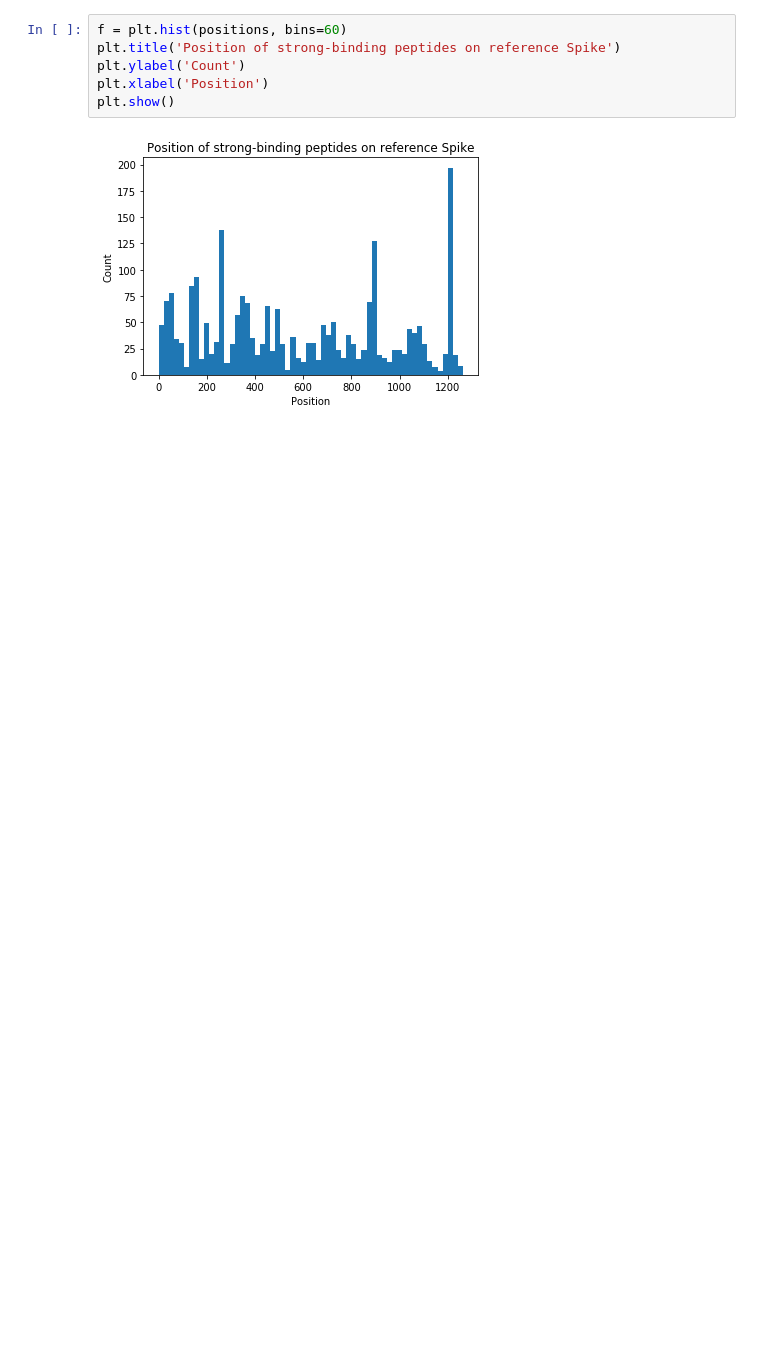
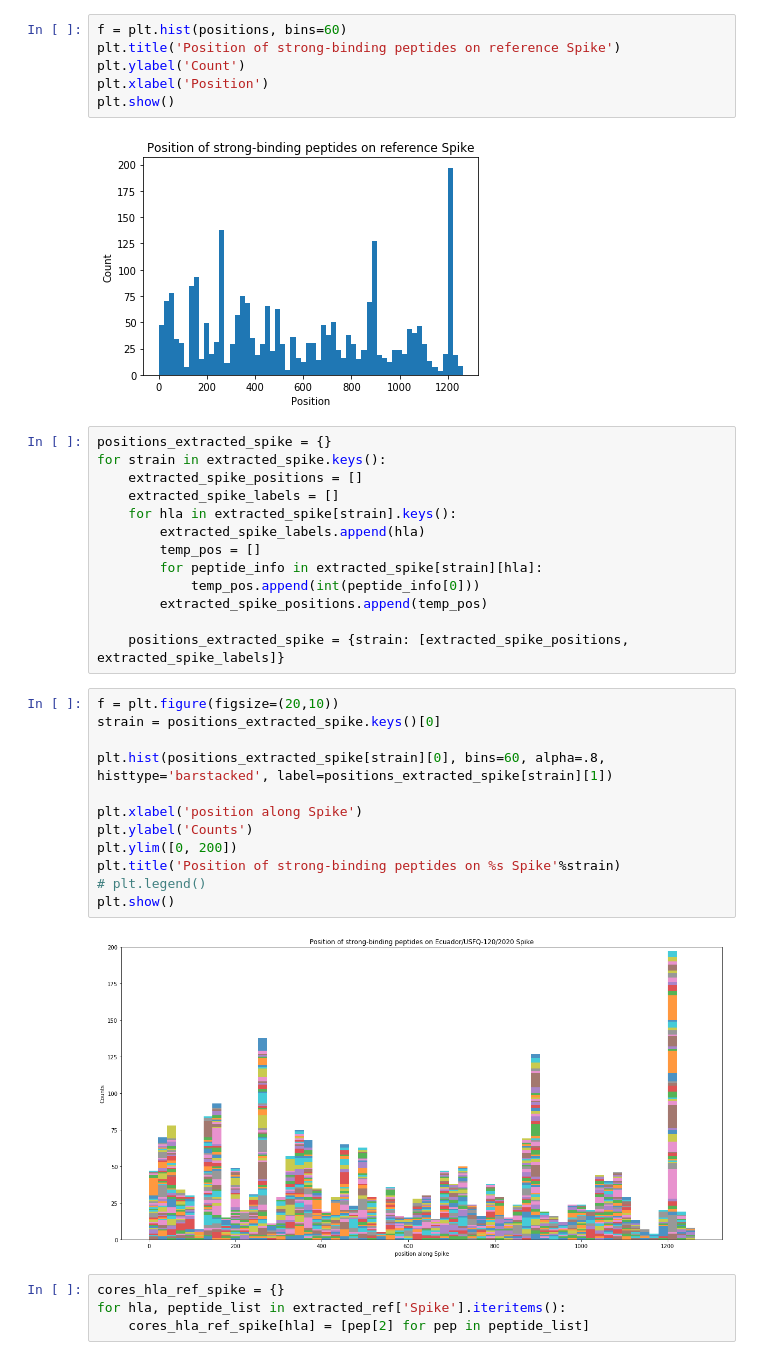
Before and after one commit to alexluuuu/covid_analysis, a Jupyter notebook: visualization.ipynb, the cells around one changed output. Drawn from its saved outputs; the diff is of its cells as text; blank space fills up the shorter version.

```diff
--- a/visualization.ipynb
+++ b/visualization.ipynb
@@ -84,3 +89,34 @@ plt.xlabel('Position')
 plt.show()
 # %% [output]
 [figure]
+# %%
+positions_extracted_spike = {}
+for strain in extracted_spike.keys():
+    extracted_spike_positions = []
+    extracted_spike_labels = []
+    for hla in extracted_spike[strain].keys():
+        extracted_spike_labels.append(hla)
+        temp_pos = []
+        for peptide_info in extracted_spike[strain][hla]:
+            temp_pos.append(int(peptide_info[0]))
+        extracted_spike_positions.append(temp_pos)
+
+    positions_extracted_spike = {strain: [extracted_spike_positions, extracted_spike_labels]}
+# %%
+f = plt.figure(figsize=(20,10))
+strain = positions_extracted_spike.keys()[0]
+
+plt.hist(positions_extracted_spike[strain][0], bins=60, alpha=.8, histtype='barstacked', label=positions_extracted_spike[strain][1])
+
+plt.xlabel('position along Spike')
+plt.ylabel('Counts')
+plt.ylim([0, 200])
+plt.title('Position of strong-binding peptides on %s Spike'%strain)
+# plt.legend()
+plt.show()
+# %% [output]
+[figure, added]
+# %%
+cores_hla_ref_spike = {}
+for hla, peptide_list in extracted_ref['Spike'].iteritems():
+    cores_hla_ref_spike[hla] = [pep[2] for pep in peptide_list]
```
Also changed, not shown: parts of 14 cells of this notebook, 1 other file.
